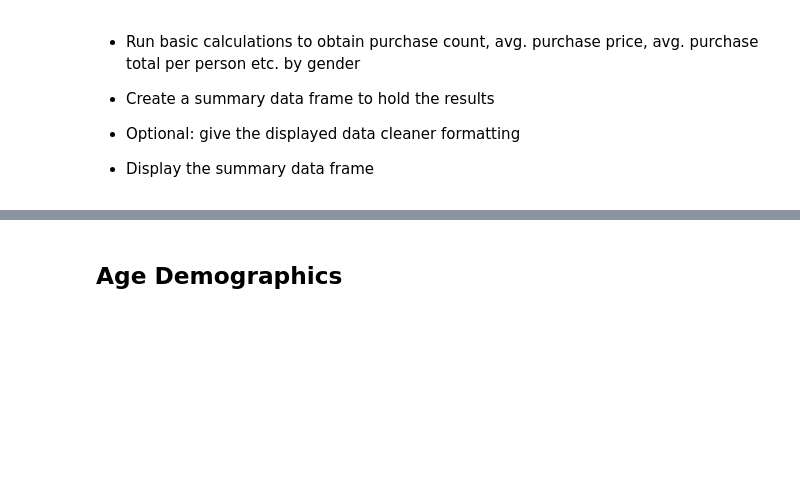
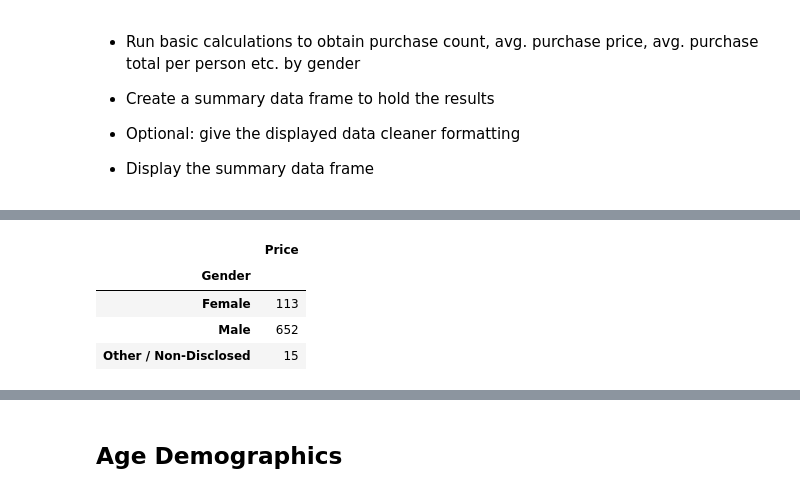
Before and after one commit to nstefanek/pandas-challenge, a Jupyter notebook: HereosOfPymoli_starter.ipynb, the cells around one changed output, grey strips where cells are left out. Saved outputs shown, nothing was run; the diff lists cells and outputs as text; code cells hidden in the pictures; blank space fills up the shorter version.

```diff
--- a/HereosOfPymoli_starter.ipynb
+++ b/HereosOfPymoli_starter.ipynb
@@ -133,0 +127,14 @@ Name: Gender, dtype: float64
+# %%
+#create new DF with only price and gender
+price_gender_data = purchase_data[["Price", "Gender"]]
+
+#purchase count by gender
+gender_group = price_gender_data.groupby(["Gender"])
+gender_count = gender_group.count()
+gender_count
+# %% [output]
+|  | Price |
+| Gender |  |
+| Female | 113 |
+| Male | 652 |
+| Other / Non-Disclosed | 15 |
```
Also changed, not shown: parts of 5 cells of this notebook.
